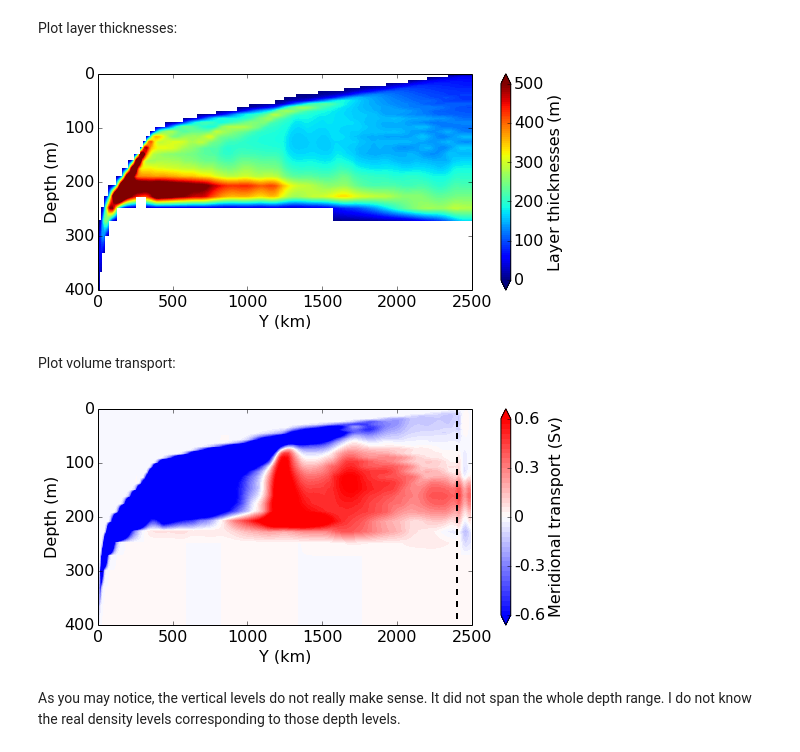
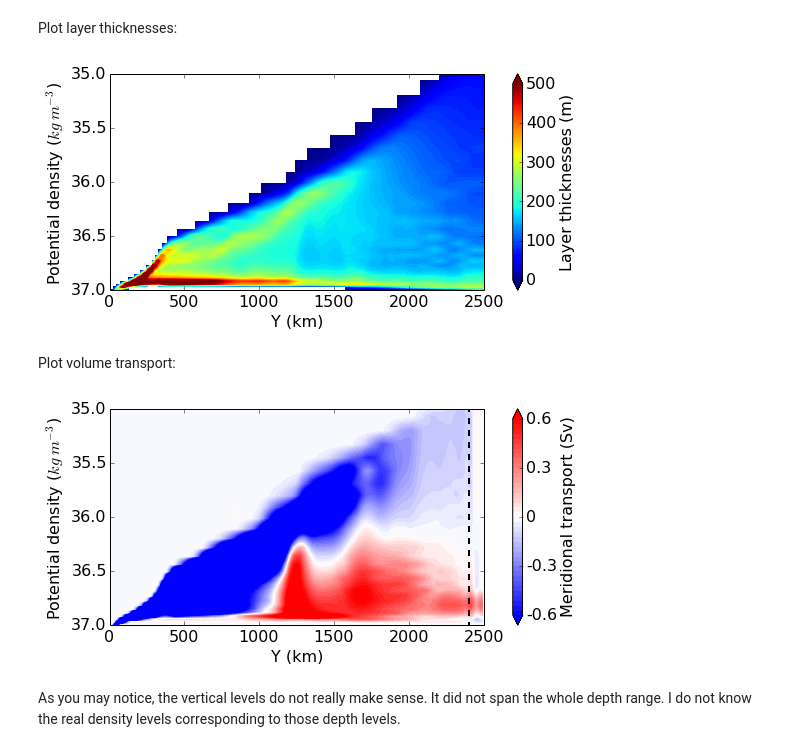
Before and after one commit to luweiyang/MOM6_SO_DIAGS, a Jupyter notebook: MOC_h_rho_vh_rho.ipynb, the cells around one changed output. Cells and saved outputs as stored; diff of their text form; code cells hidden in the pictures.

```diff
--- a/MOC_h_rho_vh_rho.ipynb
+++ b/MOC_h_rho_vh_rho.ipynb
@@ -10,9 +10,11 @@ import netCDF4 as nc
 import matplotlib.pyplot as plt
 # %%
 data = nc.Dataset('/short/v45/lxy581/mom6/archive/so_mom6_v33/output028/prog_rho.nc','r')
+coord = nc.Dataset('/short/v45/lxy581/mom6/input/so_mom6_v33/coord.nc','r')
 # %%
 xq = data.variables['xq'][:]        # uh_rho
 yh = data.variables['yh'][:]        # uh_rho,h_rho
 xh = data.variables['xh'][:]        # vh_rho,h_rho
 yq = data.variables['yq'][:]        # vh_rho
-zl = data.variables['zl'][:]
+# zl = data.variables['zl'][:]
+rhol = coord.variables['Layer'][0:-1]
@@ -64,31 +68,31 @@ Plot layer thicknesses:
 # %%
 plt.figure(1,figsize=(8,5))
 
 h_level = np.arange(0,500+5,5)
 h_ticks = np.arange(0,500+100,100)
 
-pc = plt.contourf(yh,zl,h_rho2,cmap=plt.cm.jet,levels=h_level,extend='both')
+pc = plt.contourf(yh,rhol,h_rho2,cmap=plt.cm.jet,levels=h_level,extend='both')
 cb = plt.colorbar(pc,ticks=h_ticks)
 plt.gca().set_xticks(np.arange(-1250,1250 + 500,500))
 plt.gca().set_xticklabels(['0','500','1000','1500','2000','2500'])
-plt.gca().set_ylim([0,400.0])
-plt.gca().set_yticks(np.arange(0,400 + 100,100))
-plt.gca().set_yticklabels(['0','100','200','300','400'])
+plt.gca().set_ylim([1035.0,1037.0])
+plt.gca().set_yticks(np.arange(1035.0,1037.0 + 0.5,0.5))
+plt.gca().set_yticklabels(['35.0','35.5','36.0','36.5','37.0'])
 plt.gca().invert_yaxis()
 plt.gca().set_position([0.15,0.2,0.65,0.6])
 cb.ax.set_position([0.85,0.2,0.03,0.6])
 cb.set_label('Layer thicknesses (m)',y=0.5,fontsize=16)
 cb.ax.tick_params(labelsize=16)
 plt.xlabel('Y (km)',fontsize=16)
-plt.ylabel('Depth (m)',fontsize=16)
+plt.ylabel('Potential density ($kg\ m^{-3}$)',fontsize=16)
 plt.xticks(fontsize=16)
 plt.yticks(fontsize=16)
 
 #plt.savefig('/short/v45/lxy581/mom6/diag/v33_h_rho_y50.png',dpi=600)
 
 plt.show()
 # %% [output]
-[figure, old version]
+[figure, new version]
 # %% [markdown]
 Plot volume transport:
 # %%
@@ -97,14 +101,14 @@ plt.figure(2,figsize=(8,5))
 vh_level = np.arange(-0.6e+6,0.6e+6+0.03e+6,0.03e+6)
 vh_ticks = np.arange(-0.6e+6,0.6e+6+0.3e+6,0.3e+6)
 
-pc = plt.contourf(yq,zl,vh_rho2,cmap=plt.cm.bwr,levels=vh_level,extend='both')
+pc = plt.contourf(yq,rhol,vh_rho2,cmap=plt.cm.bwr,levels=vh_level,extend='both')
 plt.plot([1150,1150],[0,4000],linewidth=2.0,linestyle='--',color='k')
 cb = plt.colorbar(pc,ticks=vh_ticks)
 plt.gca().set_xticks(np.arange(-1250,1250 + 500,500))
 plt.gca().set_xticklabels(['0','500','1000','1500','2000','2500'])
-plt.gca().set_ylim([0,400.0])
-plt.gca().set_yticks(np.arange(0,400 + 100,100))
-plt.gca().set_yticklabels(['0','100','200','300','400'])
+plt.gca().set_ylim([1035.0,1037.0])
+plt.gca().set_yticks(np.arange(1035.0,1037.0 + 0.5,0.5))
+plt.gca().set_yticklabels(['35.0','35.5','36.0','36.5','37.0'])
 plt.gca().invert_yaxis()
 plt.gca().set_position([0.15,0.2,0.65,0.6])
 cb.ax.set_position([0.85,0.2,0.03,0.6])
@@ -112,7 +116,7 @@ cb.ax.set_yticklabels(['-0.6','-0.3','0','0.3','0.6'])
 cb.set_label('Meridional transport (Sv)',y=0.5,fontsize=16)
 cb.ax.tick_params(labelsize=16)
 plt.xlabel('Y (km)',fontsize=16)
-plt.ylabel('Depth (m)',fontsize=16)
+plt.ylabel('Potential density ($kg\ m^{-3}$)',fontsize=16)
 plt.xticks(fontsize=16)
 plt.yticks(fontsize=16)
 
@@ -120,6 +124,6 @@ plt.yticks(fontsize=16)
 
 plt.show()
 # %% [output]
-[figure, old version]
+[figure, new version]
 # %% [markdown]
 As you may notice, the vertical levels do not really make sense. It did not span the whole depth range. I do not know the real density levels corresponding to those depth levels.
```
Also changed, not shown: parts of 1 cell of this notebook.
